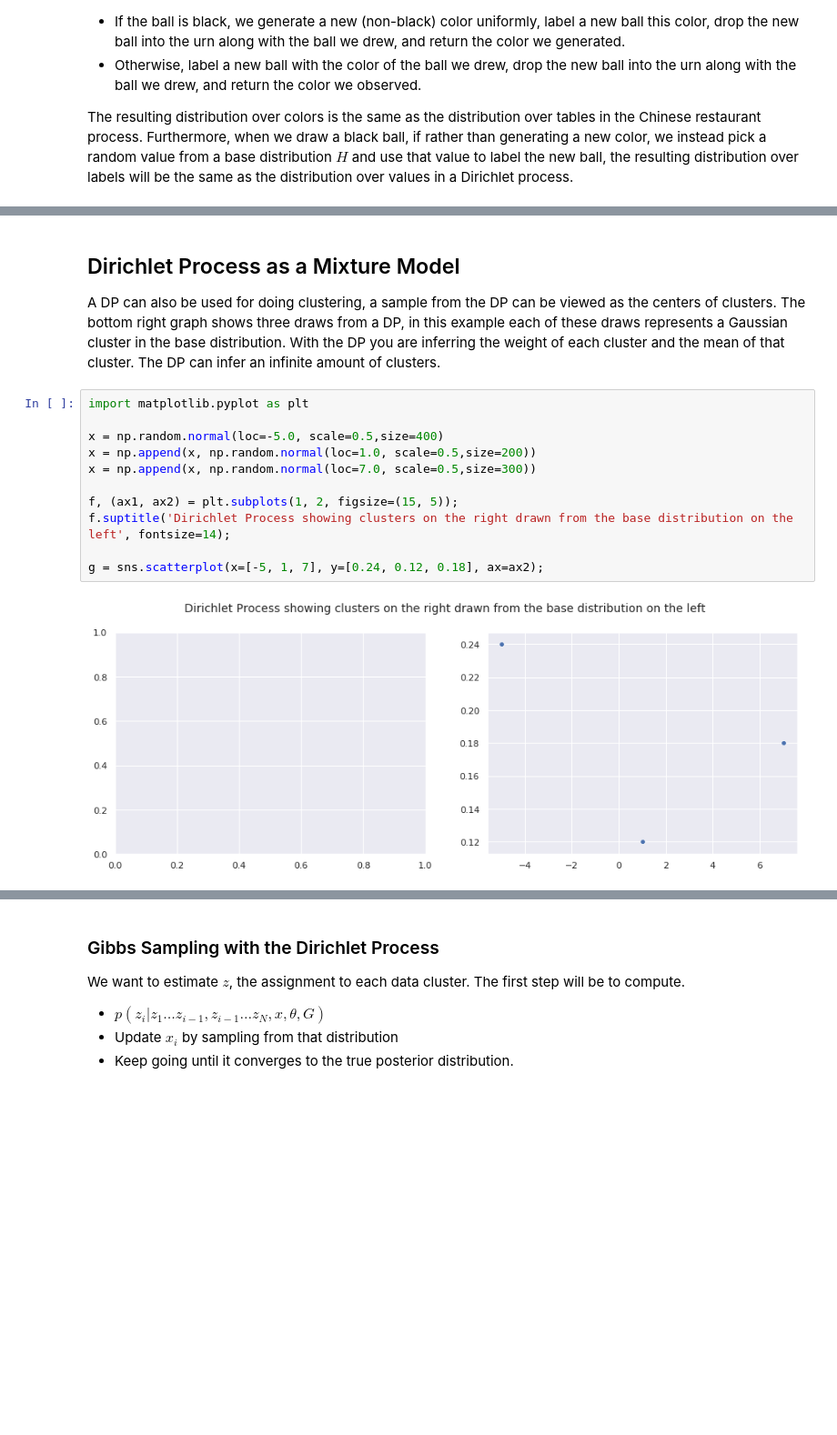
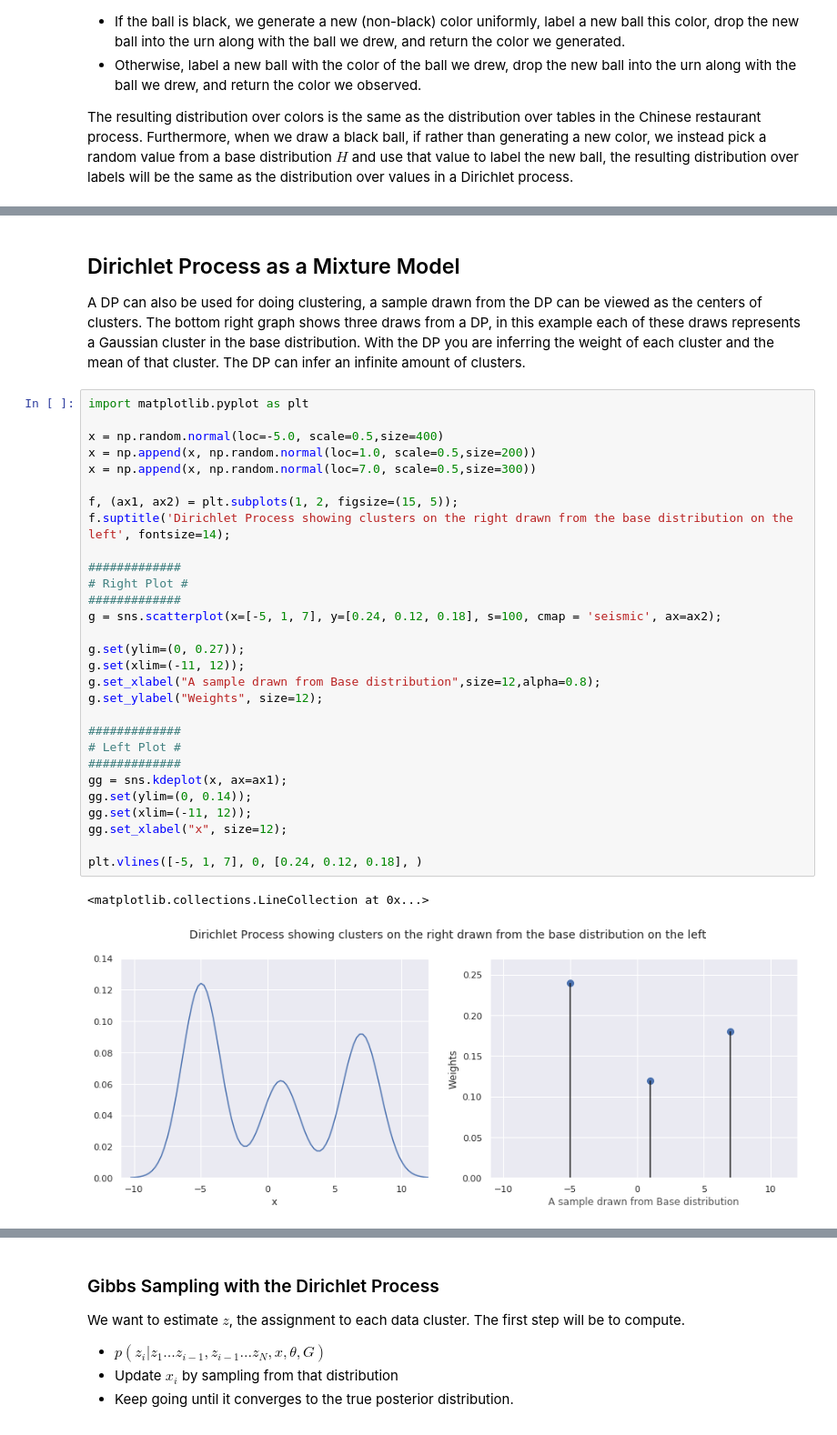
Before and after one commit to hdy-daniel/sticky_hdp-hmm, a Jupyter notebook: Dirichlet_Distribution.ipynb, the cells around one changed output, grey strips where cells are left out. Shown: that part at 91% size. Cells and saved outputs as stored; diff of their text form; blank space fills up the shorter version.

```diff
--- a/Dirichlet_Distribution.ipynb
+++ b/Dirichlet_Distribution.ipynb
@@ -234,16 +238,35 @@ plt.show();
 # %% [markdown]
 ## Dirichlet Process as a Mixture Model
-A DP can also be used for doing clustering, a sample from the DP can be viewed as the centers of clusters. The bottom right graph shows three draws from a DP, in this example each of these draws represents a Gaussian cluster in the base distribution. With the DP you are inferring the weight of each cluster and the mean of that cluster. The DP can infer an infinite amount of clusters.
+A DP can also be used for doing clustering, a sample drawn from the DP can be viewed as the centers of clusters. The bottom right graph shows three draws from a DP, in this example each of these draws represents a Gaussian cluster in the base distribution. With the DP you are inferring the weight of each cluster and the mean of that cluster. The DP can infer an infinite amount of clusters.
 # %%
 import matplotlib.pyplot as plt
 
 x = np.random.normal(loc=-5.0, scale=0.5,size=400)
 x = np.append(x, np.random.normal(loc=1.0, scale=0.5,size=200))
 x = np.append(x, np.random.normal(loc=7.0, scale=0.5,size=300))
 
 f, (ax1, ax2) = plt.subplots(1, 2, figsize=(15, 5));
 f.suptitle('Dirichlet Process showing clusters on the right drawn from the base distribution on the left', fontsize=14);
 
-g = sns.scatterplot(x=[-5, 1, 7], y=[0.24, 0.12, 0.18], ax=ax2);
+#############
+# Right Plot #
+#############
+g = sns.scatterplot(x=[-5, 1, 7], y=[0.24, 0.12, 0.18], s=100, cmap = 'seismic', ax=ax2);
+
+g.set(ylim=(0, 0.27));
+g.set(xlim=(-11, 12));
+g.set_xlabel("A sample drawn from Base distribution",size=12,alpha=0.8);
+g.set_ylabel("Weights", size=12);
+
+#############
+# Left Plot #
+#############
+gg = sns.kdeplot(x, ax=ax1);
+gg.set(ylim=(0, 0.14));
+gg.set(xlim=(-11, 12));
+gg.set_xlabel("x", size=12);
+
+plt.vlines([-5, 1, 7], 0, [0.24, 0.12, 0.18], )
 # %% [output]
+<matplotlib.collections.LineCollection at 0x...>
-[figure, old version]
+[figure, new version]
```
Also changed, not shown: parts of 17 cells of this notebook, 1 other file.
